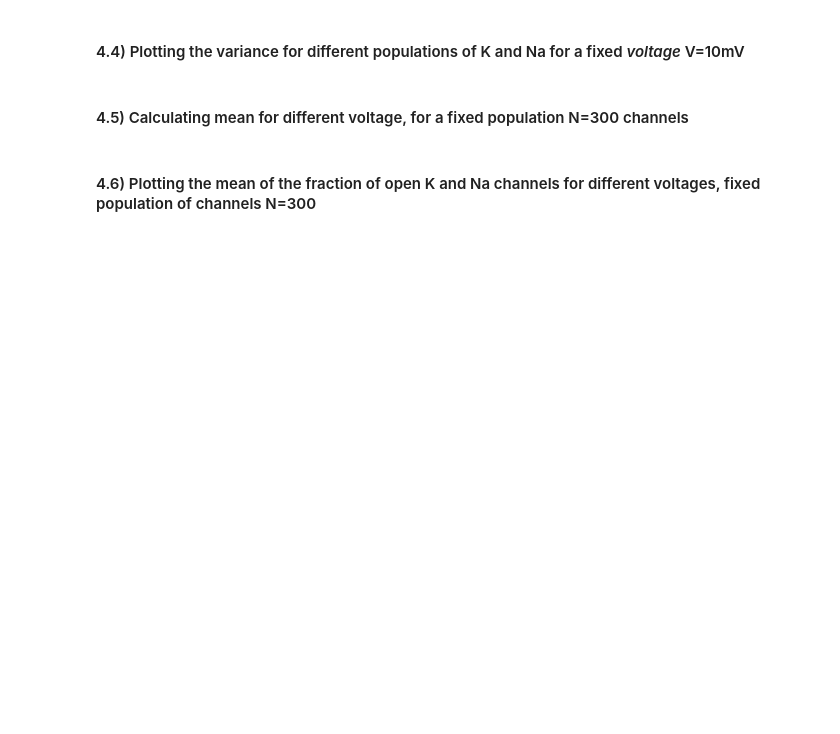
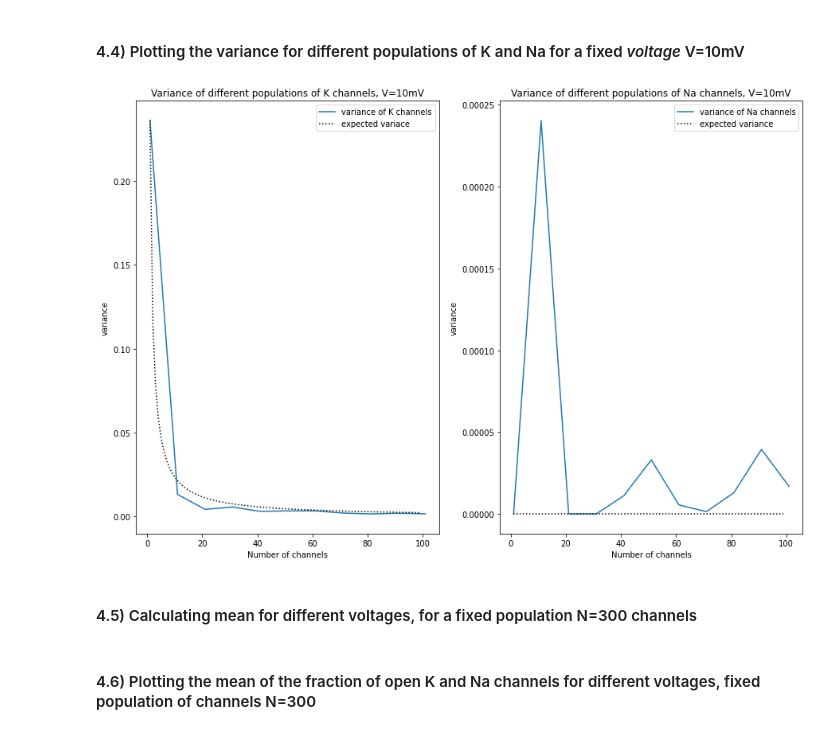
Before and after one commit to ahmedtarek-/MNS_CP_2022, a Jupyter notebook: stochastic_channel/Stochastic.ipynb, the cells around one changed output. Drawn from its saved outputs; the diff is of its cells as text; code cells hidden in the pictures; blank space fills up the shorter version.

```diff
--- a/stochastic_channel/Stochastic.ipynb
+++ b/stochastic_channel/Stochastic.ipynb
@@ -557,25 +559,27 @@ def tao_h(voltage):
 # %% [markdown]
 #### 4.4) Plotting the variance for different populations of K and Na for a fixed *voltage* V=10mV
 # %%
-# # Plotting
-# figure(figsize=(15,10))
-# plt.subplot(1,2,1)
-# plt.plot(N, k_variances, label='variance of K channels')
-# plt.plot(range(N_max), k_expected_varaince, ls=":", c="k", label='expected variace')
-# plt.ylabel('variance')
-# plt.xlabel('Number of channels')
-# plt.title('Variance of different populations of K channels, V=10mV')
-# plt.legend()
+# Plotting
+figure(figsize=(15,10))
+plt.subplot(1,2,1)
+plt.plot(N, k_variances, label='variance of K channels')
+plt.plot(range(N_max), k_expected_varaince, ls=":", c="k", label='expected variace')
+plt.ylabel('variance')
+plt.xlabel('Number of channels')
+plt.title('Variance of different populations of K channels, V=10mV')
+plt.legend()
 
-# plt.subplot(1,2,2)
-# plt.plot(N, na_variances, label='variance of Na channels')
-# plt.plot(range(N_max), na_expected_varaince, ls=":", c="k", label='expected variance')
-# plt.ylabel('variance')
-# plt.xlabel('Number of channels')
-# plt.title('Variance of different populations of Na channels, V=10mV')
-# plt.legend()
+plt.subplot(1,2,2)
+plt.plot(N, na_variances, label='variance of Na channels')
+plt.plot(range(N_max), na_expected_varaince, ls=":", c="k", label='expected variance')
+plt.ylabel('variance')
+plt.xlabel('Number of channels')
+plt.title('Variance of different populations of Na channels, V=10mV')
+plt.legend()
 
-# plt.show()
+plt.show()
+# %% [output]
+[figure, added]
 # %% [markdown]
-#### 4.5) Calculating mean for different voltage, for a fixed population N=300 channels
+#### 4.5) Calculating mean for different voltages, for a fixed population N=300 channels
 # %%
```
Also changed, not shown: parts of 9 cells of this notebook.
